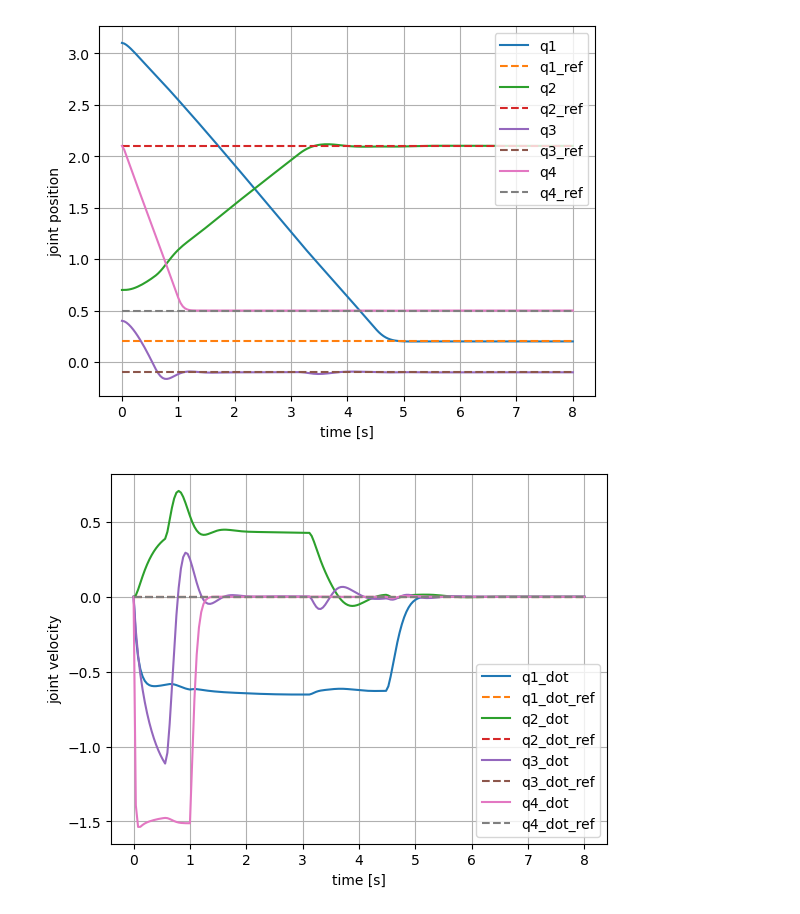
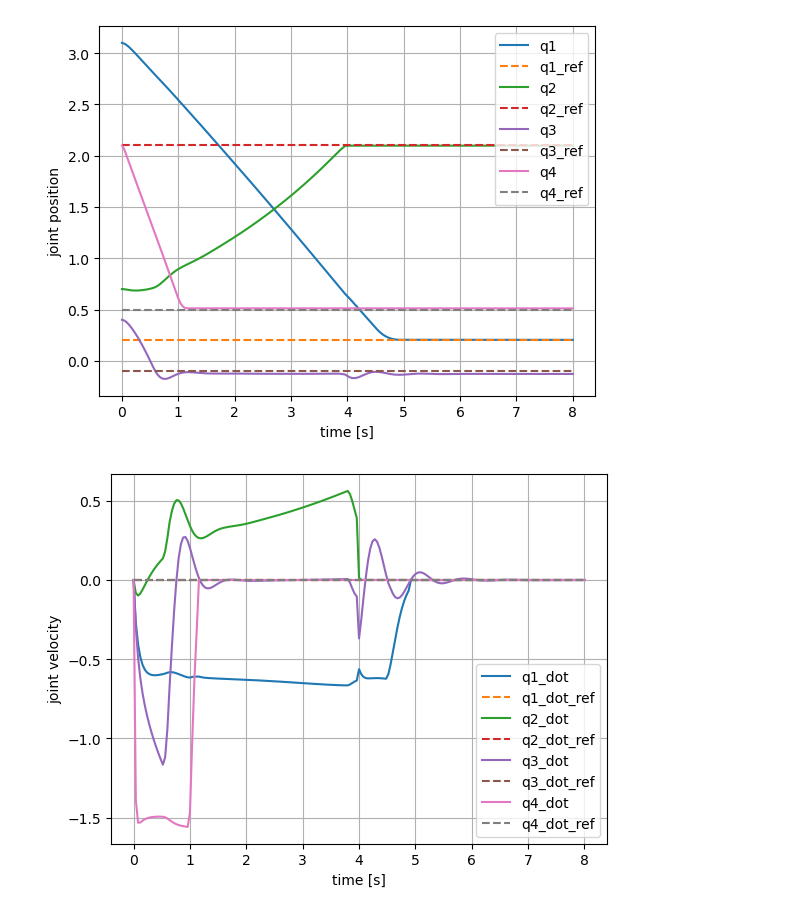
Before and after one commit to edxmorgan/floating-KinDyn, a Jupyter notebook: usage/robot_simulation.ipynb, the cells around one changed output. Cells and saved outputs as stored; diff of their text form; code cells hidden in the pictures.

Commit message:
sim with locking joints

```diff
--- a/usage/robot_simulation.ipynb
+++ b/usage/robot_simulation.ipynb
@@ -26,4 +25,5 @@ tip = "alpha_standard_jaws_base_link"
 kinematic_dict, K, P, L, D, C, g, B, qdd, joint_torque, sys_id_coeff , F_payload = alpha.build_model(root, tip,
                                                                                                       floating_base=False,
                                                                                                       has_endeffector=False)
+n_joints = kinematic_dict['n_joints']
 c_parms, m_params, I_params, fv_coeff, fc_coeff, fs_coeff, v_s_coeff, vec_g, r_com_payload, m_p, q, q_dot, q_dotdot, tau, base_pose, world_pose, tip_offset_pose = kinematic_dict['parameters']
@@ -35,14 +50,22 @@ pid_controller, controller_arg = arm_controllers.build_arm_pid()
 pid_u,_,_ = pid_controller(*controller_arg)
 # pid_u = [0.0, 0.0, 0.0, 0.0]
 
-rollout_arg = [alpha.F_next_reg_sys_arg[0], alpha.F_next_reg_sys_arg[2], alpha.F_next_reg_sys_arg[3], alpha.F_next_reg_sys_arg[4], alpha.F_next_reg_sys_arg[5]] + controller_arg[2:]
+s_lock_next, _, _ = lock_f(pid_u, s_lock_current, on_db_val, off_db_val, k_on_val, k_off_val, eps_val)
+# s_lock_next = [0.0, 0.0, 0.0, 0.0]
+
+
+rollout_arg = [alpha.F_next_reg_sys_arg[0], s_lock_current, alpha.F_next_reg_sys_arg[2], alpha.F_next_reg_sys_arg[3], alpha.F_next_reg_sys_arg[5]] + controller_arg[2:]
+
 step_fn = ca.Function('step_fn', rollout_arg,
-                                [alpha.F_next_reg(alpha.F_next_reg_sys_arg[0],
-                                                  pid_u,
-                                                  alpha.F_next_reg_sys_arg[2],
-                                                  alpha.F_next_reg_sys_arg[3],
-                                                  alpha.F_next_reg_sys_arg[4],
-                                                  alpha.F_next_reg_sys_arg[5]), pid_u] )
+                      [alpha.F_next_reg(alpha.F_next_reg_sys_arg[0],
+                                        pid_u,
+                                        alpha.F_next_reg_sys_arg[2],
+                                        alpha.F_next_reg_sys_arg[3],
+                                        s_lock_next,
+                                        alpha.F_next_reg_sys_arg[5]),
+                       s_lock_next,
+                       pid_u])
+
 N = 200
 # -----------------------
 # mapaccum rollout: returns outputs only (x1..xN)
@@ -83,7 +106,7 @@ step_model_params = ca.DM([
     2.39569756e+00, 2.23596482e+00, 8.19671021e-01, 3.57249665e-01,
     0.00000000e+00, 0.00000000e+00, 0.00000000e+00, 0.00000000e+00,
     -0.00000000e+00, -0.00000000e+00, -0.00000000e+00, -0.00000000e+00,
-    0,0,0,0,  0,0,0,  0,0,0,  0.0,  0,0,0,0,0,0,  0,0,0,0,0,0,  0.00, 0.00, 0.04, 0.00, 0.00, 0.00
+    0,0,0,0,  0,0,9.81,  0,0,0,  0.0,  0,0,0,0,0,0,  0,0,0,0,0,0,  0.00, 0.00, 0.04, 0.00, 0.00, 0.00
 ])
 
 # # rigid_p = ca.vertcat(self._sys_id_coeff["masses_id_syms_vertcat"],
@@ -102,9 +125,8 @@ step_dt = 0.04
 
 # Initial state (8x1)
 x0 = ca.DM([3.1, 0.7, 0.4, 2.1, 0, 0, 0, 0]).reshape((8, 1))
-
+s_lock_current_init = ca.DM([0, 0, 0, 0]).reshape((4, 1))
 # Constant inputs (as columns)
-lock_mask_col = ca.DM.zeros(4, 1)
 q_ref_col     = ca.DM([0.2, 2.1, -0.1, 0.5]).reshape((4, 1))
 Kp_col        = ca.DM([10, 10, 10, 3]).reshape((4, 1))
 Ki_col        = ca.DM([0, 0, 0, 0]).reshape((4, 1))
@@ -122,13 +144,13 @@ p_col = ca.DM(step_model_params).reshape((81, 1))
 
 # -----------------------
 # Rollout
-# (x0, dt, p, lock_mask, baumgarte_alpha, q_ref, Kp, Ki, Kd, sum_e, i_dt, u_max, u_min)
+# (x0, s_lock_current, dt, p, baumgarte_alpha, q_ref, Kp, Ki, Kd, sum_e, i_dt, u_max, u_min)
 # -----------------------
-Xk, _ = Xk_rollout(
+Xk, s_lock_current_final, pid_u_val = Xk_rollout(
     x0,
+    s_lock_current_init,
     step_dt,
     p_col,
-    lock_mask_col,
     baumgarte_alpha,
     q_ref_col,
     Kp_col,
@@ -156,32 +178,32 @@ q_ref_np = np.array(q_ref_col).ravel()
 qd_ref_np = np.zeros(4)   # assuming zero velocity reference
 
 # Joint positions
 plt.figure()
 for j in range(4):
     plt.plot(t_hist, q_hist[:, j], label=f"q{j+1}")
     plt.plot(t_hist, np.ones_like(t_hist) * q_ref_np[j],
              linestyle='--',
              label=f"q{j+1}_ref")
 
 plt.xlabel("time [s]")
 plt.ylabel("joint position")
 plt.legend()
 plt.grid(True)
 
 # Joint velocities
 plt.figure()
 for j in range(4):
     plt.plot(t_hist, qd_hist[:, j], label=f"q{j+1}_dot")
     plt.plot(t_hist, np.ones_like(t_hist) * qd_ref_np[j],
              linestyle='--',
              label=f"q{j+1}_dot_ref")
 
 plt.xlabel("time [s]")
 plt.ylabel("joint velocity")
 plt.legend()
 plt.grid(True)
 
 plt.show()
 # %% [output]
-[figure, old version]
+[figure, new version]
-[figure, old version]
+[figure, new version]
```
Also changed, not shown: parts of 3 cells of this notebook, 3 other files.
